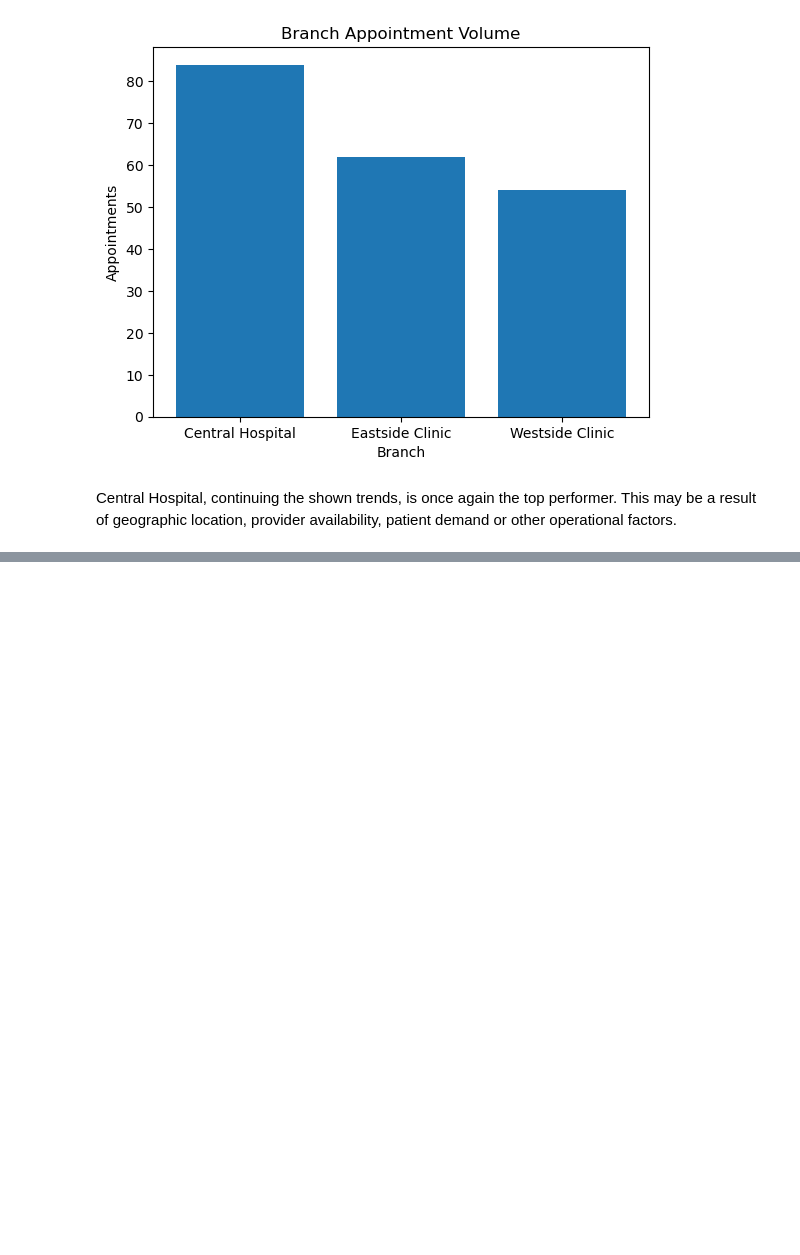
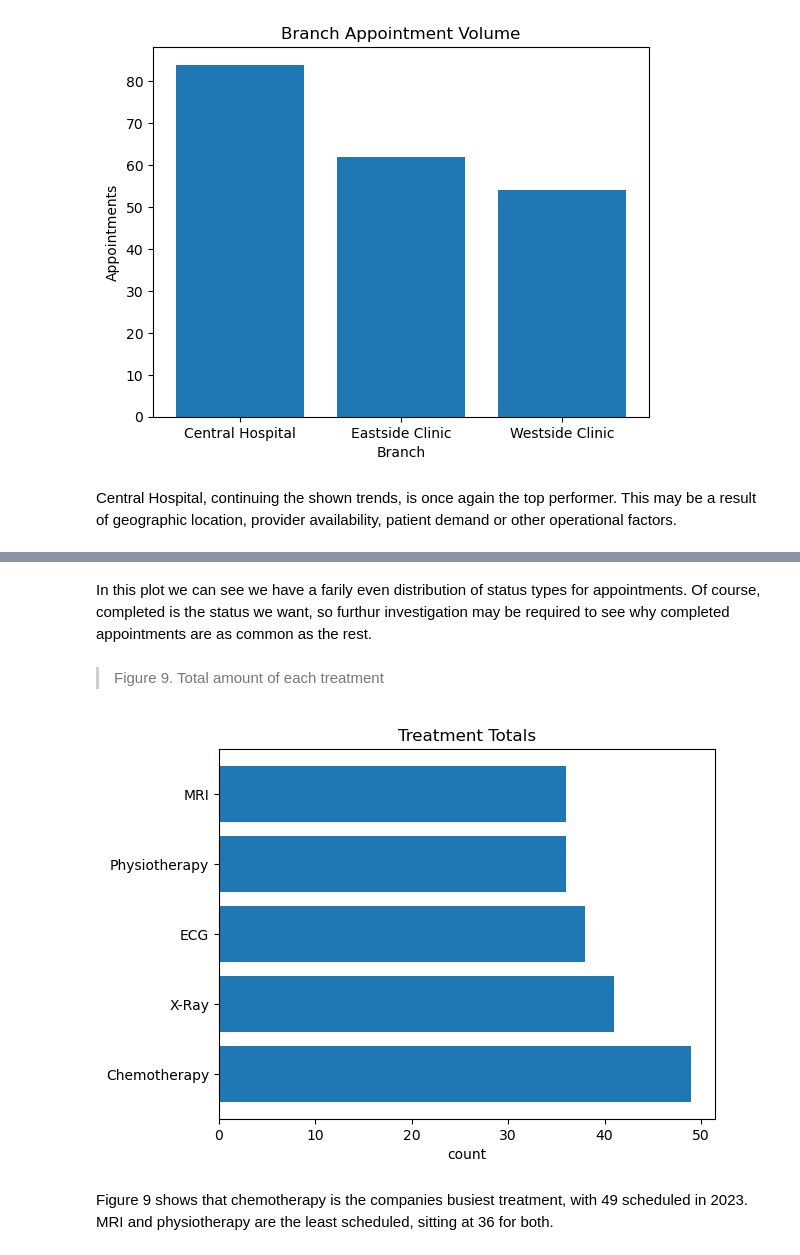
Before and after one commit to Djohnson1313/hospital_operations_intelligence, a Jupyter notebook: hospital_operations_analysis.ipynb, the cells around one changed output, grey strips where cells are left out. Drawn from its saved outputs; the diff is of its cells as text; code cells hidden in the pictures; blank space fills up the shorter version.

```diff
--- a/hospital_operations_analysis.ipynb
+++ b/hospital_operations_analysis.ipynb
@@ -835,0 +978,9 @@ Central Hospital, continuing the shown trends, is once again the top performer.
+# %%
+treat_count = pd.read_sql('''
+select treatment_type, count(treatment_type) as count
+from treatments
+group by treatment_type
+order by count desc
+''', conn)
+
+treat_count
@@ -835,0 +1009,19 @@ Central Hospital, continuing the shown trends, is once again the top performer.
+# %% [markdown]
+In this plot we can see we have a farily even distribution of status types for appointments. Of course, completed is the status we want, so furthur investigation may be required to see why completed appointments are as common as the rest.
+# %% [markdown]
+>Figure 9. Total amount of each treatment
+# %%
+fig, ax = plt.subplots()
+
+x = treat_count['treatment_type']
+y = treat_count['count']
+
+plt.title('Treatment Totals')
+plt.xlabel('count')
+
+plt.barh(x,y)
+plt.show();
+# %% [output]
+[figure, added]
+# %% [markdown]
+Figure 9 shows that chemotherapy is the companies busiest treatment, with 49 scheduled in 2023. MRI and physiotherapy are the least scheduled, sitting at 36 for both.
```
Also changed, not shown: parts of 21 cells of this notebook.
